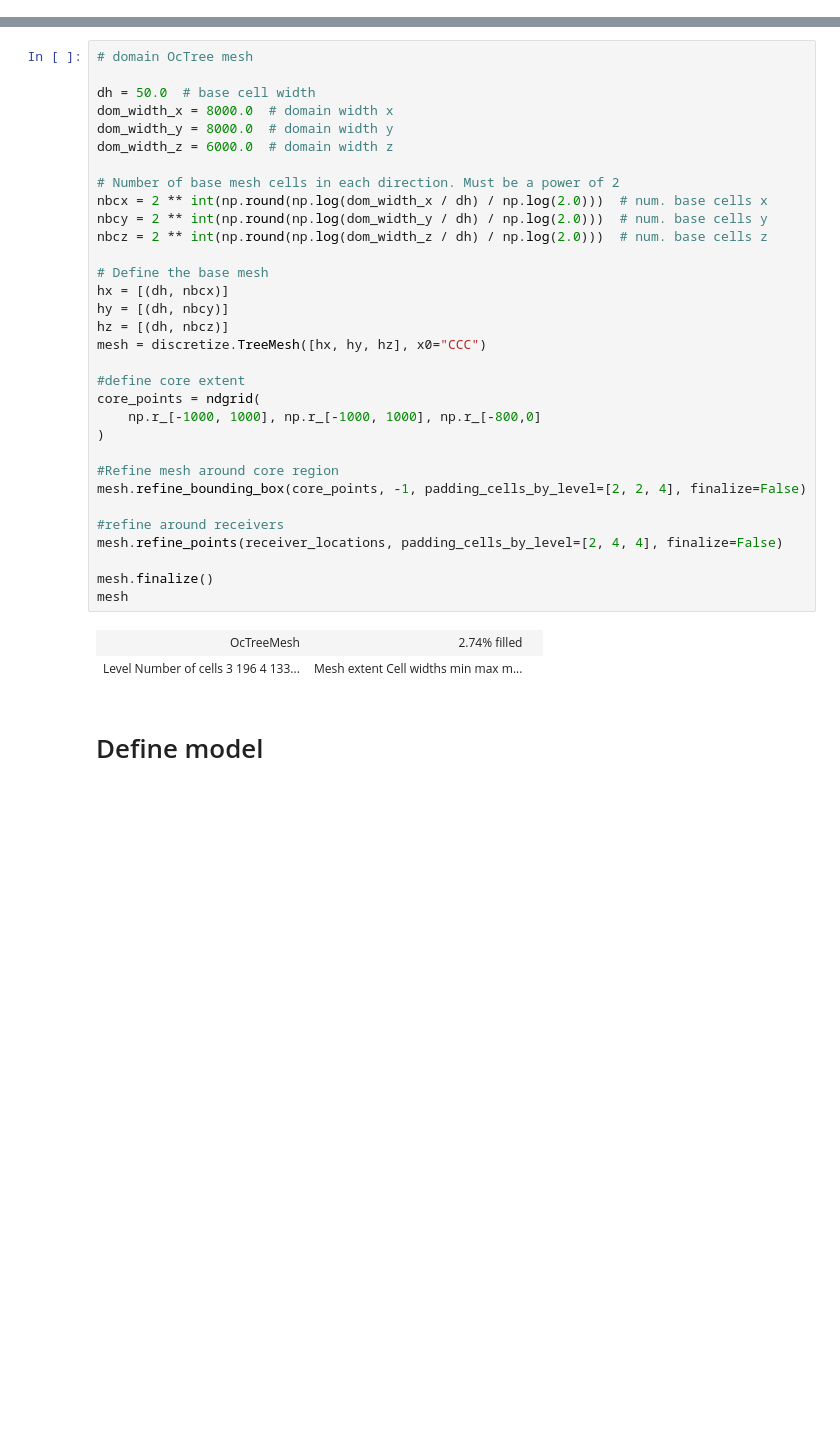
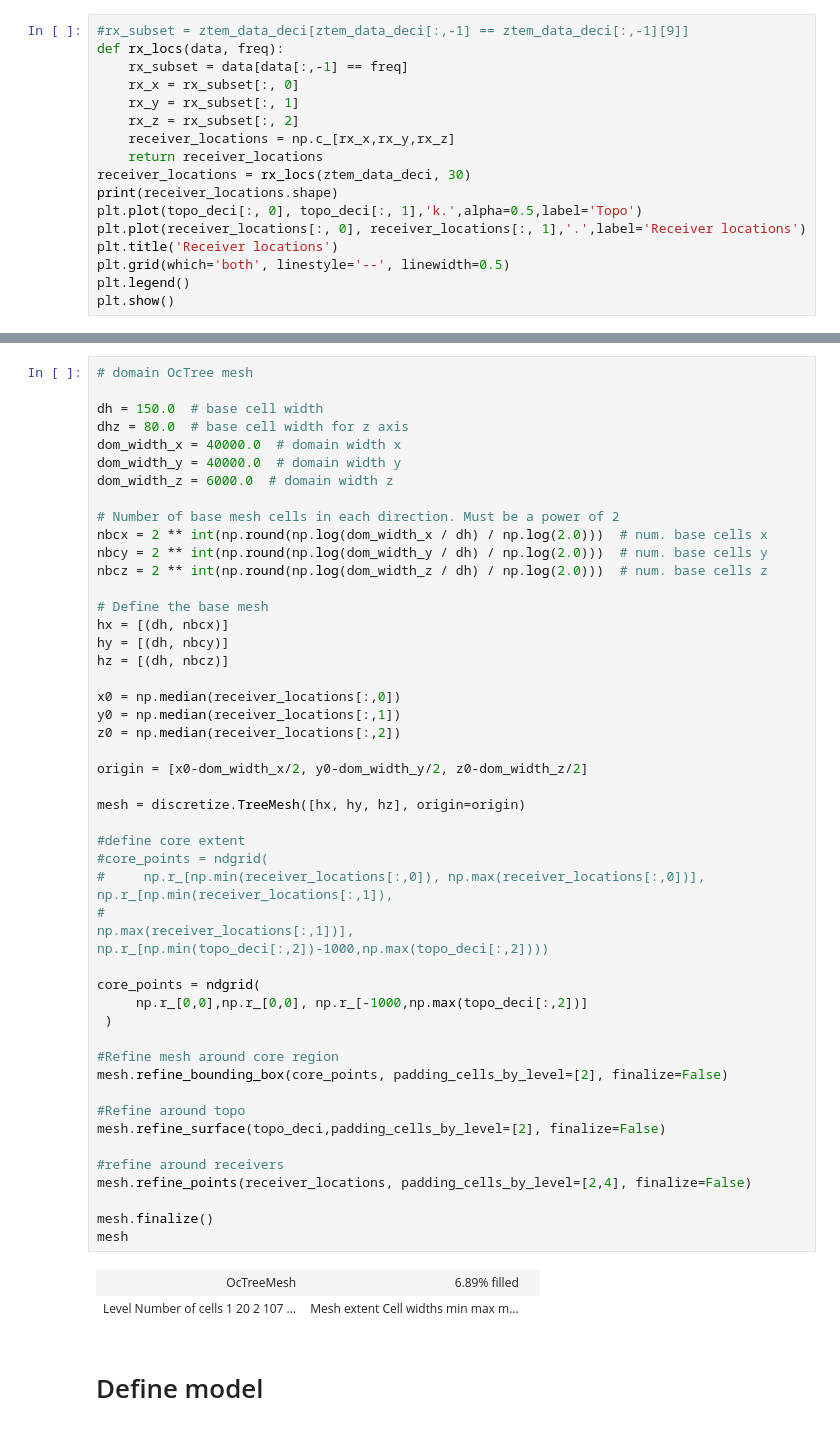
Before and after one commit to pokarparth/ztem_simpeg, a Jupyter notebook: notebooks/ztem_true_deci.ipynb, the cells around one changed output, grey strips where cells are left out. Saved outputs shown, nothing was run; the diff lists cells and outputs as text; blank space fills up the shorter version.

Commit message:
update field data notebook (pending inversion)

```diff
--- a/notebooks/ztem_true_deci.ipynb
+++ b/notebooks/ztem_true_deci.ipynb
@@ -45,0 +66,17 @@ plt.show()
+# %%
+#rx_subset = ztem_data_deci[ztem_data_deci[:,-1] == ztem_data_deci[:,-1][9]]
+def rx_locs(data, freq):
+    rx_subset = data[data[:,-1] == freq]
+    rx_x = rx_subset[:, 0]
+    rx_y = rx_subset[:, 1]
+    rx_z = rx_subset[:, 2]
+    receiver_locations = np.c_[rx_x,rx_y,rx_z]
+    return receiver_locations
+receiver_locations = rx_locs(ztem_data_deci, 30)
+print(receiver_locations.shape)
+plt.plot(topo_deci[:, 0], topo_deci[:, 1],'k.',alpha=0.5,label='Topo')
+plt.plot(receiver_locations[:, 0], receiver_locations[:, 1],'.',label='Receiver locations')
+plt.title('Receiver locations')
+plt.grid(which='both', linestyle='--', linewidth=0.5)
+plt.legend()
+plt.show()
@@ -62,37 +115,52 @@ For now, topography is assumed to be flat.
 # %%
 # domain OcTree mesh
 
-dh = 50.0  # base cell width
-dom_width_x = 8000.0  # domain width x
-dom_width_y = 8000.0  # domain width y
+dh = 150.0  # base cell width
+dhz = 80.0  # base cell width for z axis
+dom_width_x = 40000.0  # domain width x
+dom_width_y = 40000.0  # domain width y
 dom_width_z = 6000.0  # domain width z
 
 # Number of base mesh cells in each direction. Must be a power of 2
 nbcx = 2 ** int(np.round(np.log(dom_width_x / dh) / np.log(2.0)))  # num. base cells x
 nbcy = 2 ** int(np.round(np.log(dom_width_y / dh) / np.log(2.0)))  # num. base cells y
 nbcz = 2 ** int(np.round(np.log(dom_width_z / dh) / np.log(2.0)))  # num. base cells z
 
 # Define the base mesh
 hx = [(dh, nbcx)]
 hy = [(dh, nbcy)]
 hz = [(dh, nbcz)]
-mesh = discretize.TreeMesh([hx, hy, hz], x0="CCC")
+
+x0 = np.median(receiver_locations[:,0])
+y0 = np.median(receiver_locations[:,1])
+z0 = np.median(receiver_locations[:,2])
+
+origin = [x0-dom_width_x/2, y0-dom_width_y/2, z0-dom_width_z/2]
+
+mesh = discretize.TreeMesh([hx, hy, hz], origin=origin)
 
 #define core extent
+#core_points = ndgrid(
+#     np.r_[np.min(receiver_locations[:,0]), np.max(receiver_locations[:,0])], np.r_[np.min(receiver_locations[:,1]),
+#                                                                             np.max(receiver_locations[:,1])], np.r_[np.min(topo_deci[:,2])-1000,np.max(topo_deci[:,2])))
+
 core_points = ndgrid(
-    np.r_[-1000, 1000], np.r_[-1000, 1000], np.r_[-800,0]
-)
+     np.r_[0,0],np.r_[0,0], np.r_[-1000,np.max(topo_deci[:,2])]
+ )
 
 #Refine mesh around core region
-mesh.refine_bounding_box(core_points, -1, padding_cells_by_level=[2, 2, 4], finalize=False)
+mesh.refine_bounding_box(core_points, padding_cells_by_level=[2], finalize=False)
+
+#Refine around topo
+mesh.refine_surface(topo_deci,padding_cells_by_level=[2], finalize=False)
 
 #refine around receivers
-mesh.refine_points(receiver_locations, padding_cells_by_level=[2, 4, 4], finalize=False)
+mesh.refine_points(receiver_locations, padding_cells_by_level=[2,4], finalize=False)
 
 mesh.finalize()
 mesh
 # %% [output]
-| OcTreeMesh | 2.74% filled |  |
-| Level Number of cells 3 196 4 133... | Mesh extent Cell widths min max m... |
+| OcTreeMesh | 6.89% filled |  |
+| Level Number of cells 1 20 2 107 ... | Mesh extent Cell widths min max m... |
 # %% [markdown]
 # Define model
```
Also changed, not shown: parts of 43 cells of this notebook.
